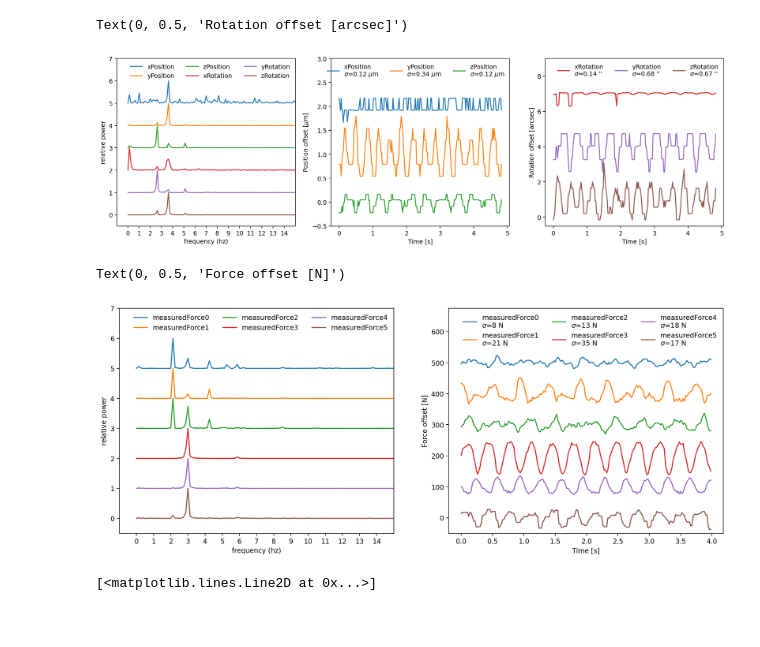
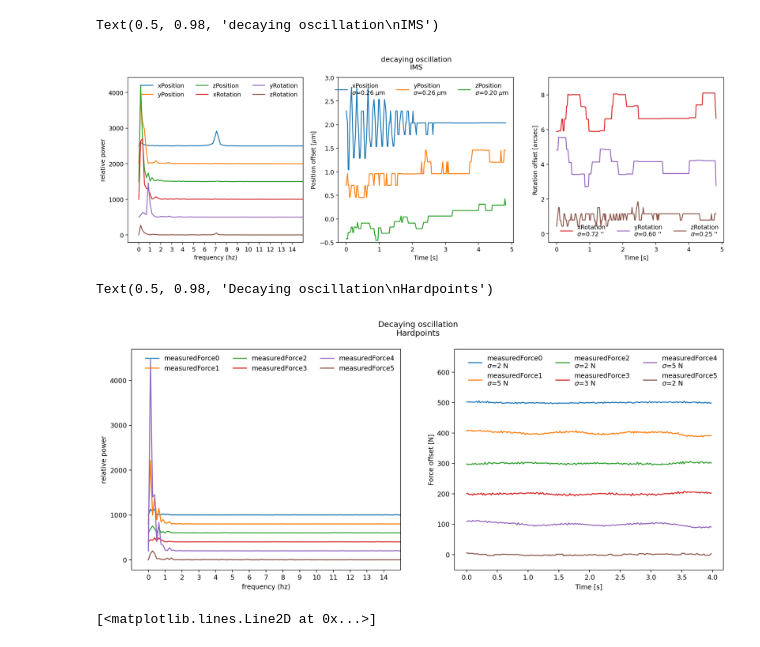
Before and after one commit to psferguson/psferguson_sitcom, a Jupyter notebook: projects/m1m3/hp_oscillations_during_slew/notebooks/decay_oscilation_fft.ipynb, the cells around one changed output. Cells and saved outputs as stored; diff of their text form; code cells hidden in the pictures.

```diff
--- a/projects/m1m3/hp_oscillations_during_slew/notebooks/decay_oscilation_fft.ipynb
+++ b/projects/m1m3/hp_oscillations_during_slew/notebooks/decay_oscilation_fft.ipynb
@@ -56,19 +99,3 @@ def get_freq_psd(vals,timestep):
     psd = np.abs(np.fft.rfft(np.array(signal) * 1)) ** 2
     frequencies = np.fft.rfftfreq(N, timestep)
     return(frequencies, psd)
-# %%
-fig,axs=plt.subplots(6,dpi=175, figsize=(7,8), sharex=True)
-for i in range(6):
-    ax=axs[i]
-    el_0=get_freq_psd(df_m1m3_hp_0[f'measuredForce{i}'], timestep)
-    el_90=get_freq_psd(df_m1m3_hp_90[f'measuredForce{i}'], timestep)
-    ax.plot(el_0[0], el_0[1]/1e9, label="elevation 0 slew")
-    ax.plot(el_90[0], el_90[1]/1e9, alpha=0.6, label="elevation 90 slew")
-    ax.legend(title=f'measuredForce{i}')
-axs[5].set_xticks(np.concatenate([np.arange(1,16)]))
-axs[5].set_xlabel("frequency")
-axs[5].set_xlim(1,15)
-plt.subplots_adjust(hspace=0)
-axs[0].set_title(f"PSD for low and high elevation slews on {dayObs}")
-fig.text(0.04, 0.5, 'Relative Power / 1e9', va='center', rotation='vertical')
-plt.savefig("../plots/low_elevation_regular_oscillations.png")
@@ -79,49 +104,50 @@ all_columns = ["xPosition", "xRotation", "yPosition", "yRotation", "zPosition",
 pos_columns = [c for c in all_columns if "Position" in c]
 rot_columns = [c for c in all_columns if "Rotation" in c]
 # %%
-df_m1m3_ims_0=getEfdData(client,"lsst.sal.MTM1M3.imsData",  event=slews[22], prePadding=15*60,postPadding=-5*60)
+df_m1m3_ims_0=getEfdData(client,"lsst.sal.MTM1M3.imsData",  begin=event_time, end=event_time, prePadding=3, postPadding=4)
 df_m1m3_ims_0=df_m1m3_ims_0.iloc[-400:,:]
 # %%
 fig, axs=plt.subplots(1,3, dpi=175, figsize=(18,5))
 ax=axs[0]
 for i, column in enumerate(pos_columns + rot_columns):
     freq, psd = get_freq_psd(df_m1m3_ims_0[column], timestep)
-    ax.plot(freq, psd/np.max(psd) - i + 5, label=column)
+    ax.plot(freq, psd/np.median(psd) - i * 500 + 2500, label=column)
 ax.legend(ncol=3, edgecolor="None", facecolor="None")
-ax.set_ylim(-0.5,7)
+#ax.set_ylim(-0.5,7)
 ax.set_xlim(-1,15)
 ax.set_xticks(np.arange(15))
 ax.set_xlabel("frequency (hz)")
 ax.set_ylabel("relative power")
 
 ax=axs[1]
 for i, column in enumerate(pos_columns):
 
     meanval=np.mean(df_m1m3_ims_0[column][-200:])
     times=Time(df_m1m3_ims_0["private_sndStamp"], format="unix_tai").unix
     ax.plot(times[-200:]-times[-200],
             (df_m1m3_ims_0[column][-200:]-meanval) * 1e6 - i + 2,
             label=f"{column}\n$\sigma$={np.std(df_m1m3_ims_0[column][-200:])*1e6:0.2f} $\mu$m")
 ax.legend(ncol=3, edgecolor="None", facecolor="None")
 ax.set_ylim(-0.5,3)
 ax.set_xlabel("Time [s]")
 ax.set_ylabel("Position offset [$\mu$m]")
 
 
 ax=axs[2]
 color_list=["tab:red","tab:purple","tab:brown"]
 for i, column in enumerate(rot_columns):
     vals=np.rad2deg(df_m1m3_ims_0[column][-200:]) * 60 * 60
     meanval=np.mean(vals)
     times=Time(df_m1m3_ims_0["private_sndStamp"], format="unix_tai").unix
     ax.plot(times[-200:]-times[-200],
             (vals-meanval) - 3 * i + 7, c=color_list[i],
             label=f"{column}\n$\sigma$={np.std(vals):0.2f} '' ")
 ax.legend(ncol=3, edgecolor="None", facecolor="None")
 ax.set_ylim(-0.5,9)
 ax.set_xlabel("Time [s]")
 ax.set_ylabel("Rotation offset [arcsec]")
+plt.suptitle("decaying oscillation\nIMS")
 # %% [output]
-Text(0, 0.5, 'Rotation offset [arcsec]')
+Text(0.5, 0.98, 'decaying oscillation\nIMS')
-[figure, old version]
+[figure, new version]
 # %%
@@ -133,9 +159,9 @@ ax=axs[0]
 for i, column in enumerate(pos_columns + rot_columns):
     vals=df_m1m3_hp_0[f'measuredForce{i}'][-400:]
     freq, psd = get_freq_psd(vals-vals.mean(), timestep)
-    ax.plot(freq, psd/np.max(psd) - i + 5, label=f'measuredForce{i}')
+    ax.plot(freq, psd/np.median(psd) - i * 200 + 1000, label=f'measuredForce{i}')
 ax.legend(ncol=3, edgecolor="None", facecolor="None")
-ax.set_ylim(-0.5,7)
+#ax.set_ylim(-0.5,7)
 ax.set_xlim(-1,15)
 ax.set_xticks(np.arange(15))
 ax.set_xlabel("frequency (hz)")
@@ -152,12 +178,13 @@ ax.legend(ncol=3, edgecolor="None", facecolor="None")
 ax.set_ylim(-50, 675)
 ax.set_xlabel("Time [s]")
 ax.set_ylabel("Force offset [N]")
+plt.suptitle("Decaying oscillation\nHardpoints")
 # for i in range(6):
 #     ax=axs[i]
 #     el_0=
 # %% [output]
-Text(0, 0.5, 'Force offset [N]')
+Text(0.5, 0.98, 'Decaying oscillation\nHardpoints')
-[figure, old version]
+[figure, new version]
 # %%
 plt.plot(Time(df_m1m3_ims_0["private_sndStamp"],format="unix_tai").utc.datetime, df_m1m3_ims_0["yPosition"]*1e3)
 # %% [output]
```
Also changed, not shown: parts of 13 cells of this notebook, 8 other files.
